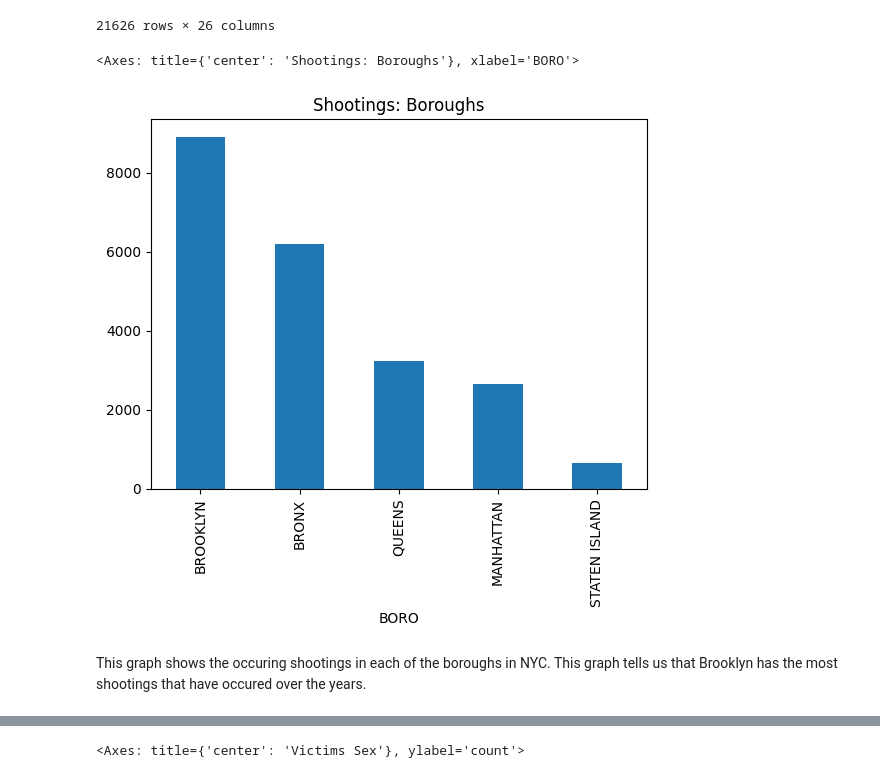
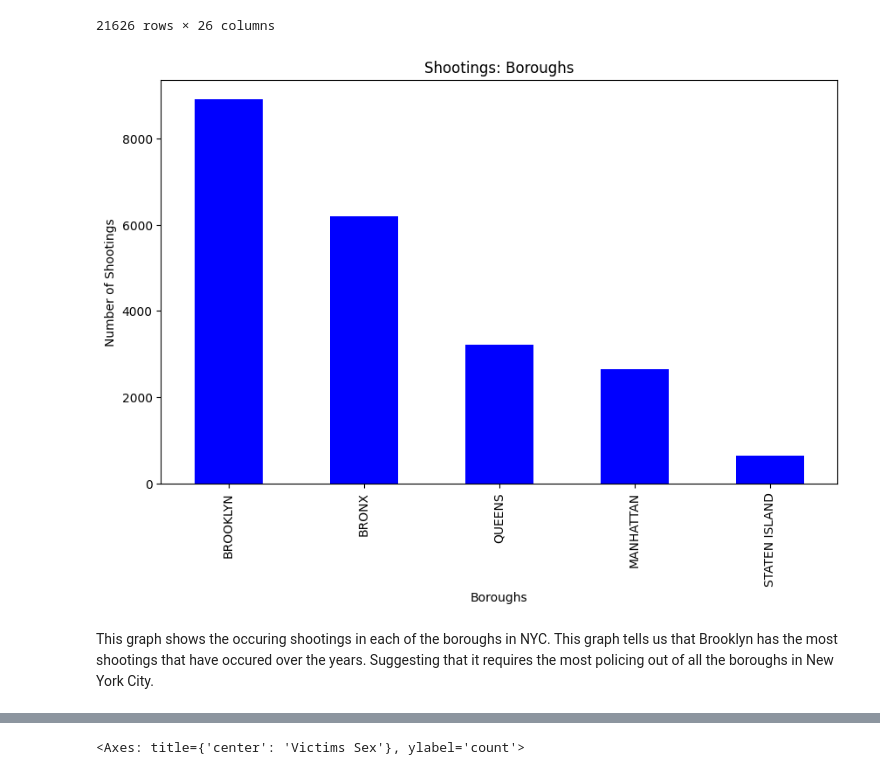
Before and after one commit to ENGL-3844-Writing-with-LLMs/Group-4-NYC-Crimes, a Jupyter notebook: eda.ipynb, the cells around one changed output, grey strips where cells are left out. Saved outputs shown, nothing was run; the diff lists cells and outputs as text; code cells hidden in the pictures.

```diff
--- a/models/eda.ipynb
+++ b/eda.ipynb
@@ -7,3 +5,7 @@ ds = pd.read_csv('../NYPD_Shooting_Incident_Data__Historic_.csv')
+# %%
+file_path = r'C:\Users\B.N.Singh\Documents\GitHub\Group-4-NYC-Crimes\NYPD_Shooting_Incident_Data__Historic_.csv'
+
+ds = pd.read_csv(file_path)
 # %%
 ds['date'] = pd.to_datetime(ds['OCCUR_DATE'])
 ds['year'] = ds['date'].dt.year
@@ -29,10 +31,13 @@ ds
 | 21625 | 193694862 | 02/17/2019 | 14:08:00 | BROOKLYN | 63 | 0.0 | NaN | ... |
 21626 rows × 26 columns
 # %%
-ds['BORO'].value_counts()[:10].plot(kind='bar', title='Shootings: Boroughs')
+plt.figure(figsize=(10, 6))
+ds['BORO'].value_counts()[:10].plot(kind='bar', title='Shootings: Boroughs', color='blue')
+plt.xlabel('Boroughs')
+plt.ylabel('Number of Shootings')
+plt.show()
 # %% [output]
-<Axes: title={'center': 'Shootings: Boroughs'}, xlabel='BORO'>
-[figure, old version]
+[figure, new version]
 # %% [markdown]
-This graph shows the occuring shootings in each of the boroughs in NYC. This graph tells us that Brooklyn has the most shootings that have occured over the years.
+This graph shows the occuring shootings in each of the boroughs in NYC. This graph tells us that Brooklyn has the most shootings that have occured over the years. Suggesting that it requires the most policing out of all the boroughs in New York City.
 # %%
```
Also changed, not shown: parts of 27 cells of this notebook, 2 other files.
